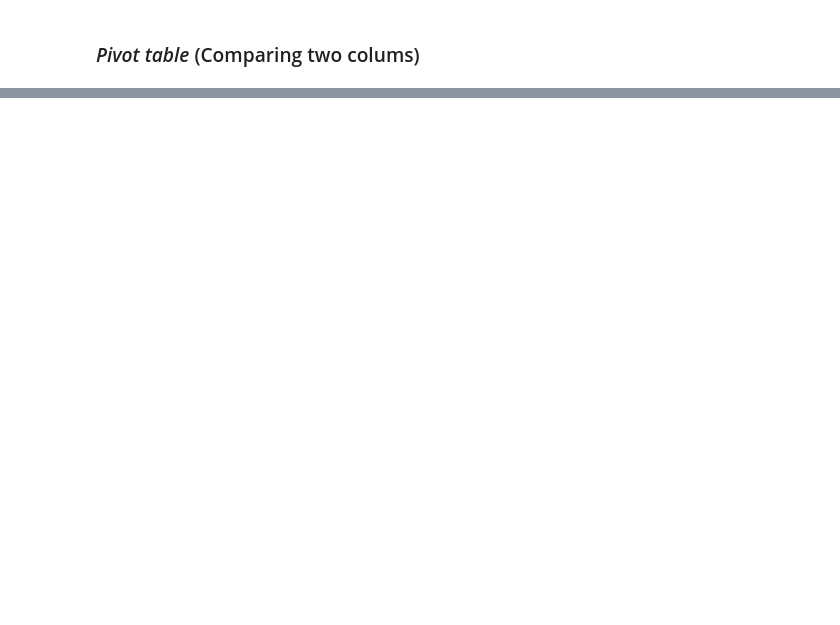
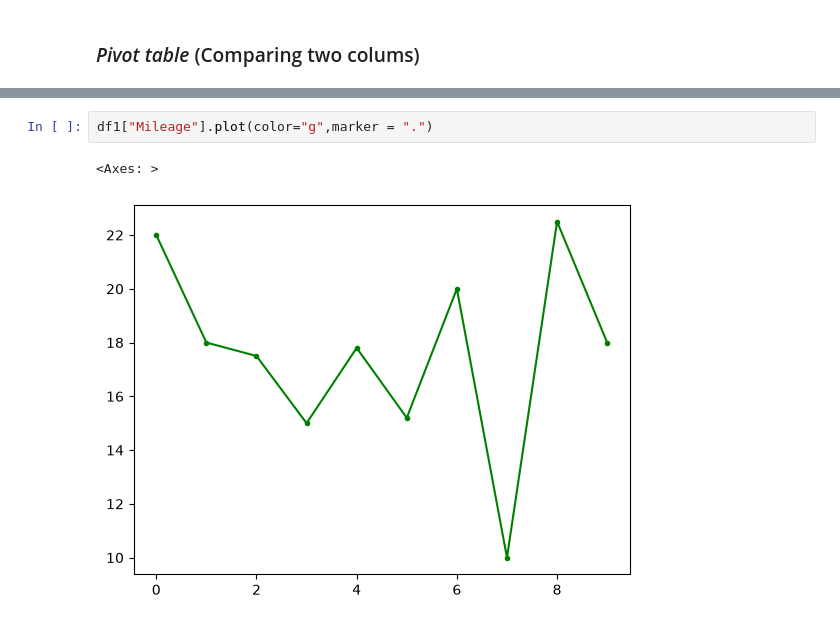
Before and after one commit to prasadmadhav44-coder/GEN_AI, a Jupyter notebook: Pandas/Pandas.ipynb, the cells around one changed output, grey strips where cells are left out. Drawn from its saved outputs; the diff is of its cells as text; blank space fills up the shorter version.

```diff
--- a/Pandas/Pandas.ipynb
+++ b/Pandas/Pandas.ipynb
@@ -292,0 +325,5 @@ pd.crosstab(df1["Brand"],df1[""])
+# %%
+df1["Mileage"].plot(color="g",marker = ".")
+# %% [output]
+<Axes: >
+[figure, added]
```
Also changed, not shown: parts of 43 cells of this notebook, 2 other files.
